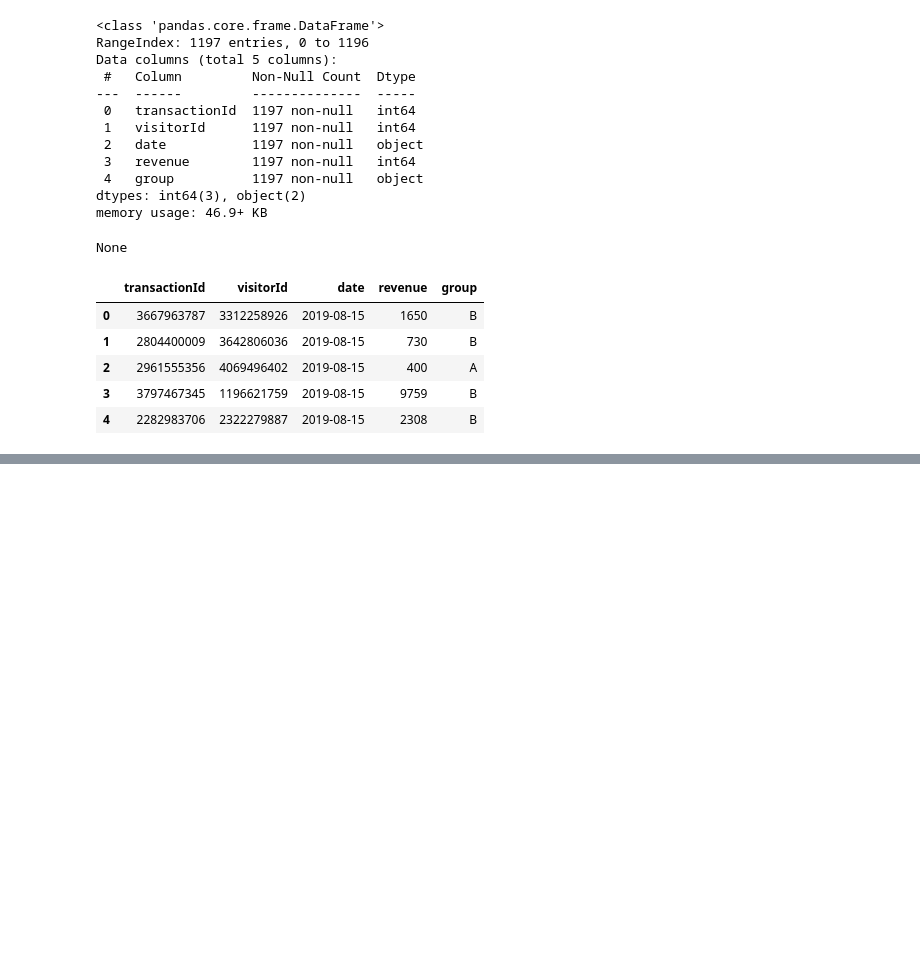
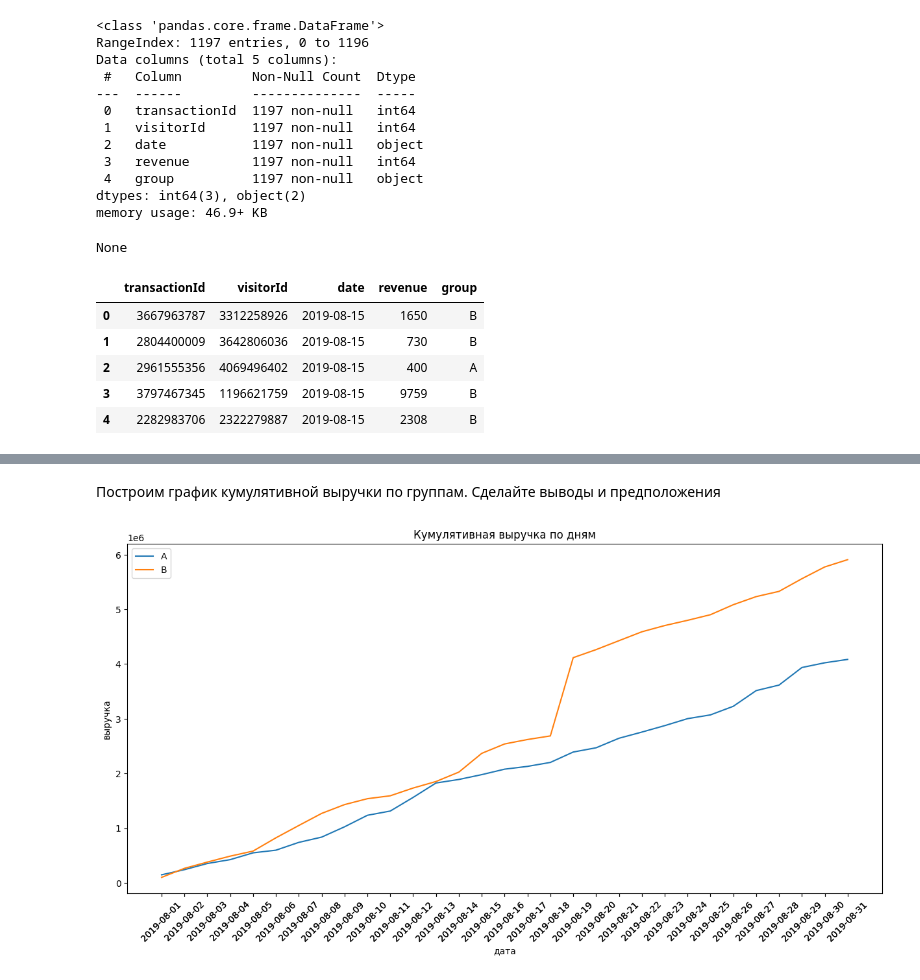
Before and after one commit to analyst-plv/hypothesis, a Jupyter notebook: hypothesis.ipynb, the cells around one changed output, grey strips where cells are left out. Drawn from its saved outputs; the diff is of its cells as text; code cells hidden in the pictures; blank space fills up the shorter version.

```diff
--- a/hypothesis.ipynb
+++ b/hypothesis.ipynb
@@ -206,0 +282,3 @@ None
+# %%
+ordersAggregated = datesGroups.apply(lambda x: orders[np.logical_and(orders['date'] <= x['date'], orders['group'] == x['group'])]\
+.agg({'date' : 'max', 'group' : 'max', 'transaction_id' : 'nunique', 'visitor_id' : 'nunique', 'revenue' : 'sum'}), axis=1).sort_values(by=['date','group'])
@@ -206,0 +287,2 @@ None
+# %%
+visitorsAggregated = datesGroups.apply(lambda x: visitors[np.logical_and(visitors['date'] <= x['date'], visitors['group'] == x['group'])].agg({'date' : 'max', 'group' : 'max', 'visitors' : 'sum'}), axis=1).sort_values(by=['date','group'])
@@ -206,0 +291,4 @@ None
+# %%
+cumulativeData = ordersAggregated.merge(visitorsAggregated, left_on=['date', 'group'], right_on=['date', 'group'])
+# %%
+cumulativeData.columns = ['date', 'group', 'orders', 'buyers', 'revenue', 'visitors']
@@ -206,0 +304,24 @@ None
+# %% [markdown]
+Построим график кумулятивной выручки по группам. Сделайте выводы и предположения
+# %%
+# датафрейм с кумулятивным количеством заказов и кумулятивной выручкой по дням в группе А
+cumulativeRevenueA = cumulativeData[cumulativeData['group']=='A'][['date','revenue', 'orders']]
+
+# датафрейм с кумулятивным количеством заказов и кумулятивной выручкой по дням в группе B
+cumulativeRevenueB = cumulativeData[cumulativeData['group']=='B'][['date','revenue', 'orders']]
+
+plt.figure(figsize=(15,7))
+# Строим график выручки группы А
+plt.plot(cumulativeRevenueA['date'], cumulativeRevenueA['revenue'], label='A')
+
+# Строим график выручки группы B
+plt.plot(cumulativeRevenueB['date'], cumulativeRevenueB['revenue'], label='B')
+
+plt.legend()
+plt.xlabel('дата')
+plt.ylabel('выручка')
+plt.title('Кумулятивная выручка по дням')
+plt.xticks(cumulativeData['date'], rotation=45)
+plt.show()
+# %% [output]
+[figure, added]
```
Also changed, not shown: parts of 18 cells of this notebook.
